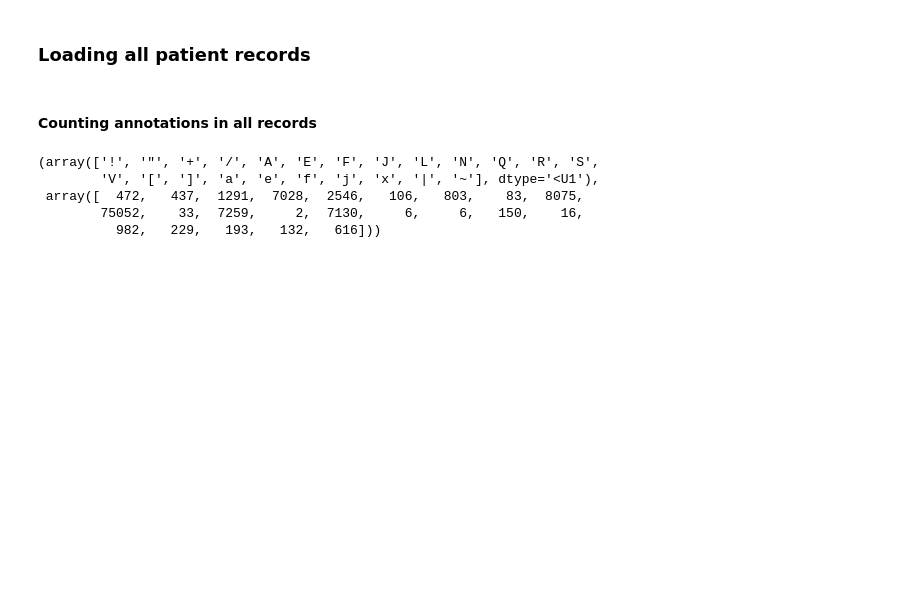
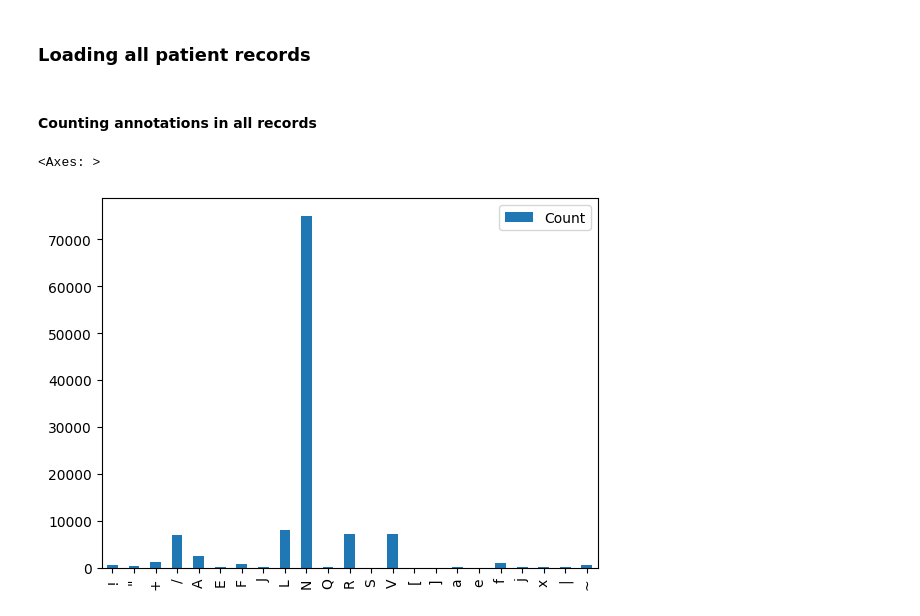
Before and after one commit to Alton1998/Arrhythmia-Detection, a Jupyter notebook: Arrhythmia Detection EDA.ipynb, the cells around one changed output. Drawn from its saved outputs; the diff is of its cells as text; code cells hidden in the pictures; blank space fills up the shorter version.

```diff
--- a/Arrhythmia Detection EDA.ipynb
+++ b/Arrhythmia Detection EDA.ipynb
@@ -115,11 +116,5 @@ records = dr.load_records(record_ids=patient_ids)
 # %%
 from data_set_utils.data_reader import count_annotations
 # %%
-count_annotations(records)
+count_tuple = count_annotations(records)
-# %% [output]
-(array(['!', '"', '+', '/', 'A', 'E', 'F', 'J', 'L', 'N', 'Q', 'R', 'S',
-        'V', '[', ']', 'a', 'e', 'f', 'j', 'x', '|', '~'], dtype='<U1'),
- array([  472,   437,  1291,  7028,  2546,   106,   803,    83,  8075,
-        75052,    33,  7259,     2,  7130,     6,     6,   150,    16,
-          982,   229,   193,   132,   616]))
 # %%
@@ -126,0 +125,7 @@ annotation_distribution_dataframe =
+# %%
+df = pd.DataFrame(data={"Count": count_tuple[1]}, index=count_tuple[0])
+# %%
+df.plot(kind="bar")
+# %% [output]
+<Axes: >
+[figure, added]
```
Also changed, not shown: parts of 35 cells of this notebook, 2 other files.
